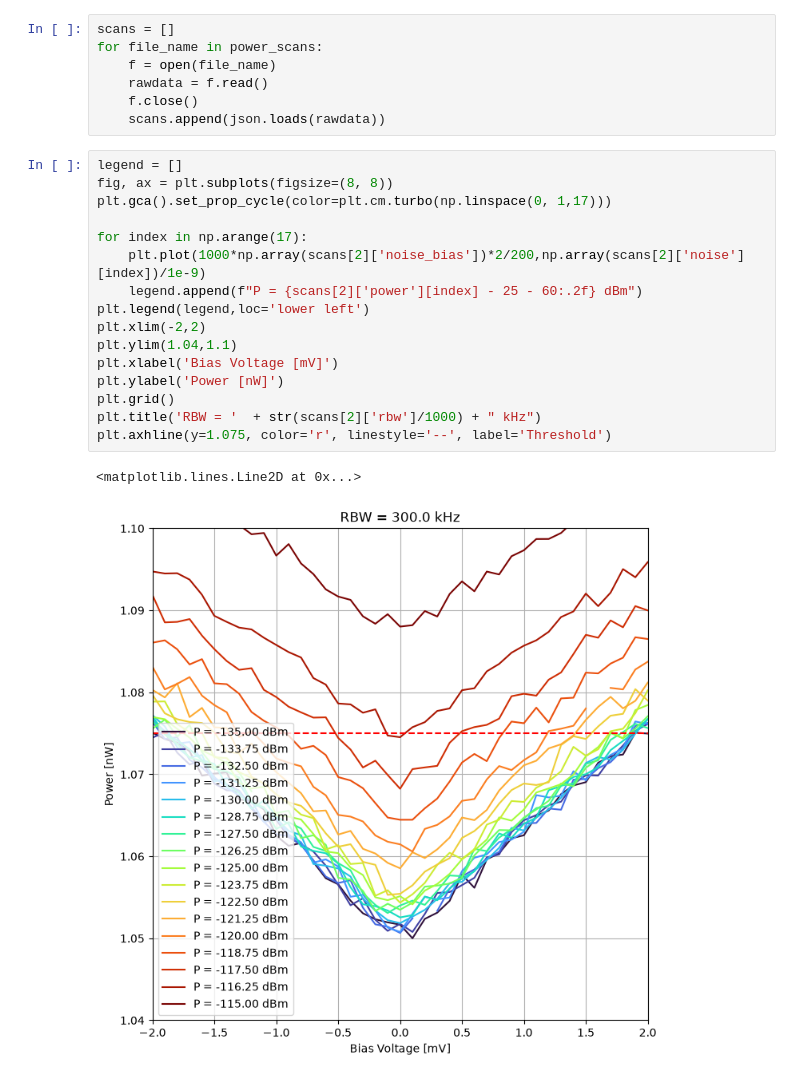
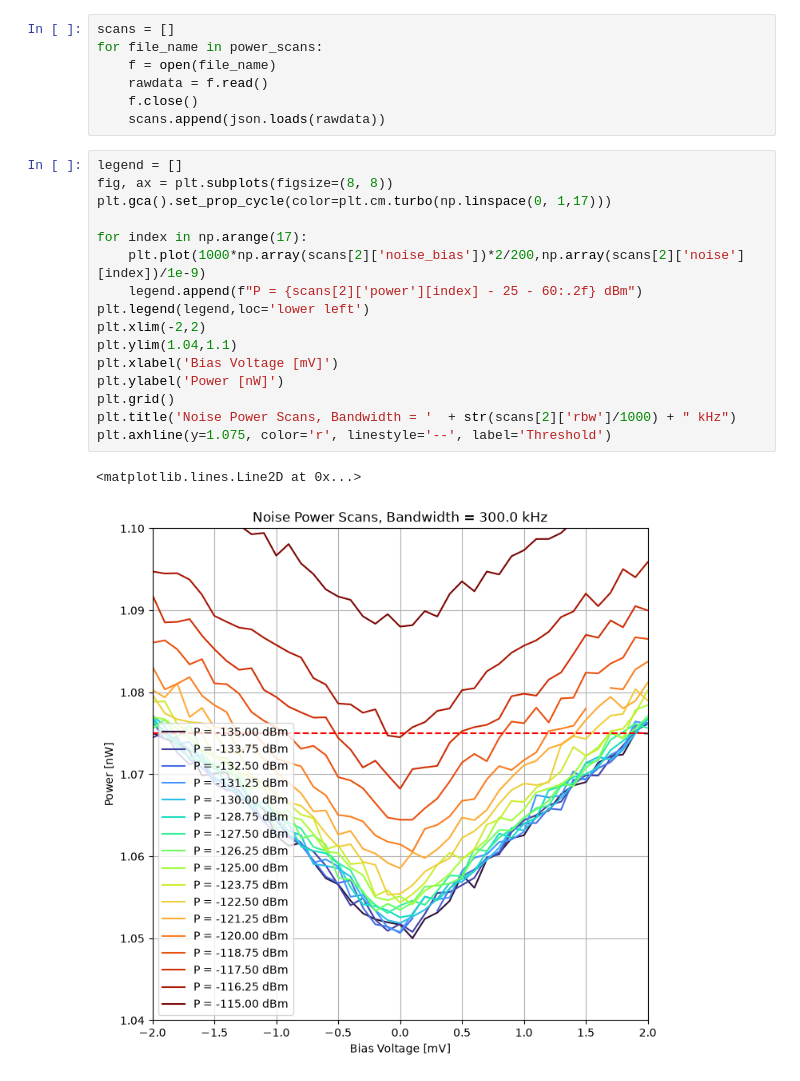
Before and after one commit to LafeLabs/noisecube, a Jupyter notebook: noise-power-scans/plot-noise-power-scans.ipynb, the cells around one changed output. Saved outputs shown, nothing was run; the diff lists cells and outputs as text.

```diff
--- a/noise-power-scans/plot-noise-power-scans.ipynb
+++ b/noise-power-scans/plot-noise-power-scans.ipynb
@@ -39,22 +39,22 @@ for file_name in power_scans:
 # %%
 legend = []
 fig, ax = plt.subplots(figsize=(8, 8))
 plt.gca().set_prop_cycle(color=plt.cm.turbo(np.linspace(0, 1,17)))
 
 for index in np.arange(17):
     plt.plot(1000*np.array(scans[2]['noise_bias'])*2/200,np.array(scans[2]['noise'][index])/1e-9)
     legend.append(f"P = {scans[2]['power'][index] - 25 - 60:.2f} dBm")
 plt.legend(legend,loc='lower left')
 plt.xlim(-2,2)
 plt.ylim(1.04,1.1)
 plt.xlabel('Bias Voltage [mV]')
 plt.ylabel('Power [nW]')
 plt.grid()
-plt.title('RBW = '  + str(scans[2]['rbw']/1000) + " kHz")
+plt.title('Noise Power Scans, Bandwidth = '  + str(scans[2]['rbw']/1000) + " kHz")
 plt.axhline(y=1.075, color='r', linestyle='--', label='Threshold')
 # %% [output]
 <matplotlib.lines.Line2D at 0x...>
-[figure, old version]
+[figure, new version]
 # %%
 legend = []
 fig, ax = plt.subplots(figsize=(8, 8))
```
Also changed, not shown: parts of 2 cells of this notebook.
